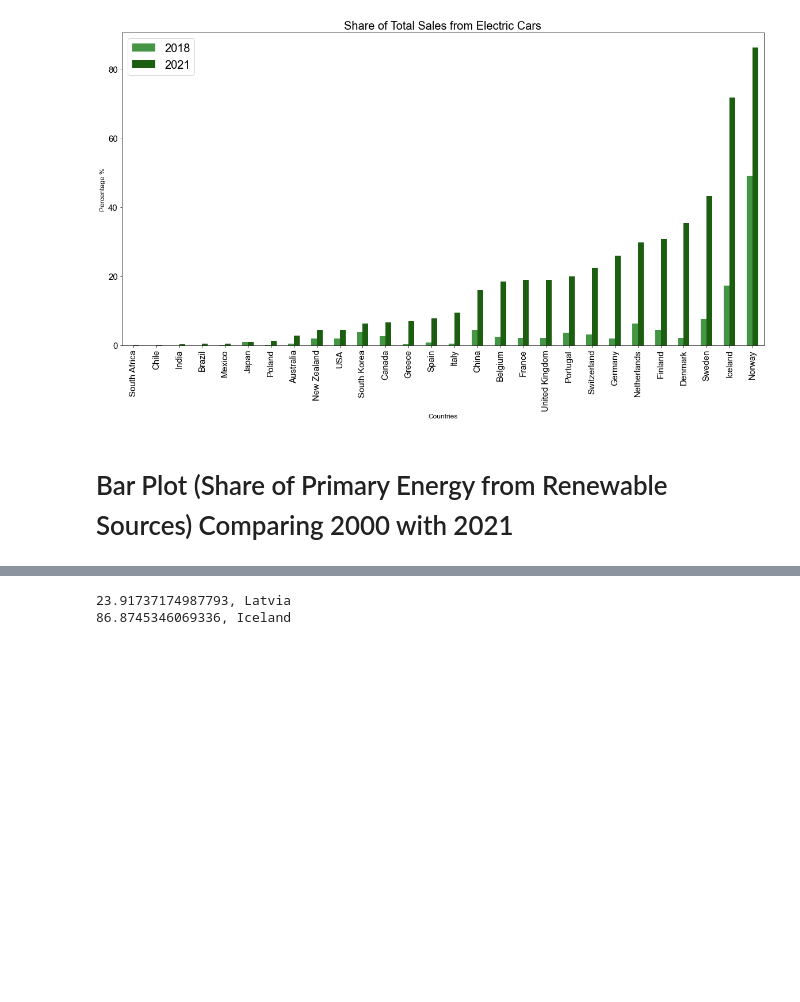
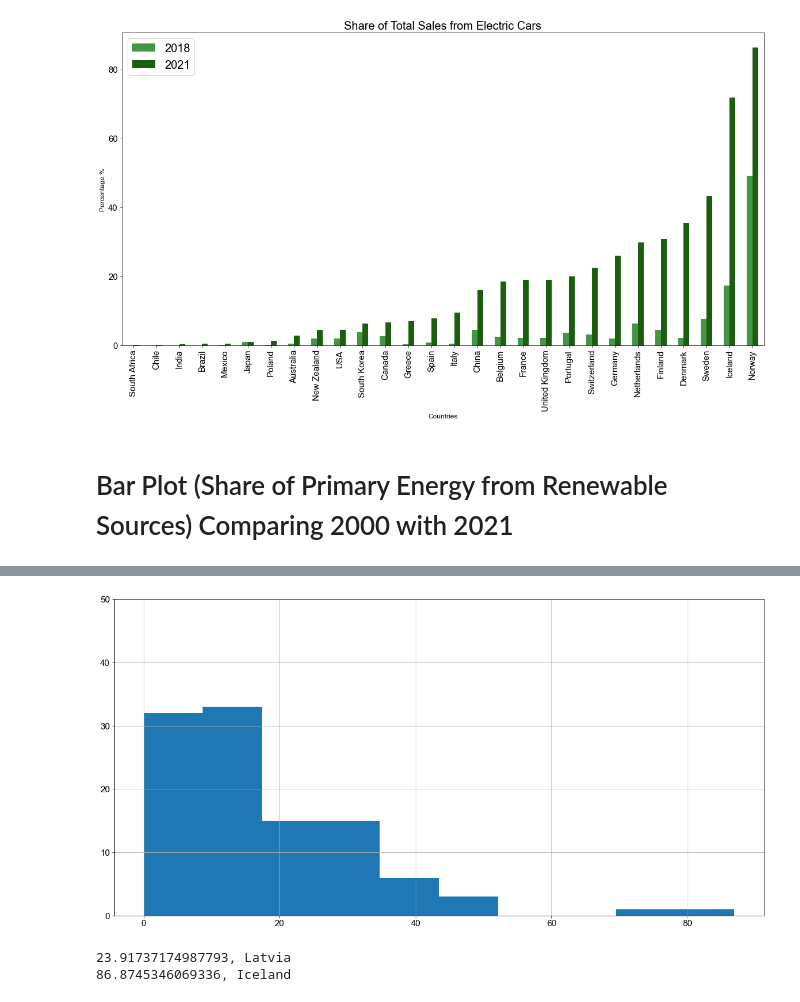
Before and after one commit to aaroln/ev, a Jupyter notebook: presentation.ipynb, the cells around one changed output, grey strips where cells are left out. Saved outputs shown, nothing was run; the diff lists cells and outputs as text; code cells hidden in the pictures; blank space fills up the shorter version.

```diff
--- a/presentation.ipynb
+++ b/presentation.ipynb
@@ -262,3 +276,11 @@ plt.show()
+# %%
+renewable_2021['Renewables (% equivalent primary energy)'].hist()
+
+plt.yticks(list(range(0,60,10)))
+
+plt.show()
+# %% [output]
+[figure, added]
 # %%
 # Gets 2021 data for chosen country
 
```
Also changed, not shown: parts of 2 cells of this notebook.
